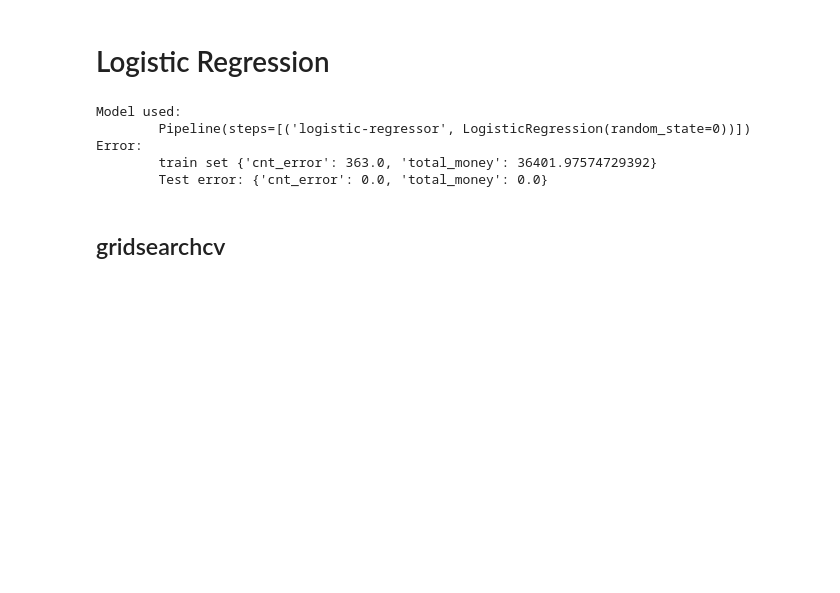
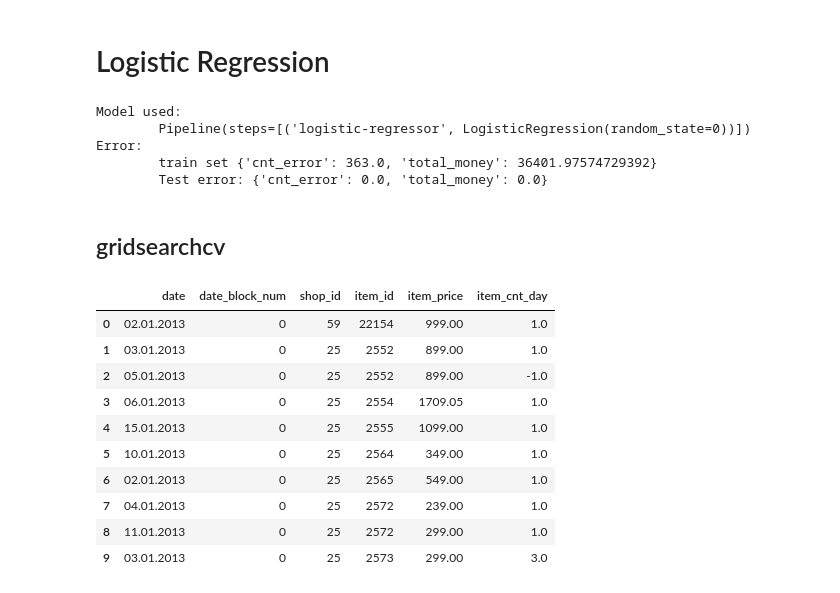
Before and after one commit to Alberto7526/MonografiaGithub, a Jupyter notebook: Reporte.ipynb, the cells around one changed output. Cells and saved outputs as stored; diff of their text form; code cells hidden in the pictures; blank space fills up the shorter version.

```diff
--- a/Reporte.ipynb
+++ b/Reporte.ipynb
@@ -111,3 +111,18 @@ scores = cross_val_score(model, x,y, cv=btscv, scoring='r2')
 print("Loss: {0:.3f} (+/- {1:.3f})".format(scores.mean(), scores.std()))
 # %%
 X_train=dataset["train"][0]
+# %%
+df = pd.read_csv('./Datasets/sales_train.csv')
+df.head(10)
+# %% [output]
+|  | date | date_block_num | shop_id | item_id | item_price | item_cnt_day |
+| 0 | 02.01.2013 | 0 | 59 | 22154 | 999.00 | 1.0 |
+| 1 | 03.01.2013 | 0 | 25 | 2552 | 899.00 | 1.0 |
+| 2 | 05.01.2013 | 0 | 25 | 2552 | 899.00 | -1.0 |
+| 3 | 06.01.2013 | 0 | 25 | 2554 | 1709.05 | 1.0 |
+| 4 | 15.01.2013 | 0 | 25 | 2555 | 1099.00 | 1.0 |
+| 5 | 10.01.2013 | 0 | 25 | 2564 | 349.00 | 1.0 |
+| 6 | 02.01.2013 | 0 | 25 | 2565 | 549.00 | 1.0 |
+| 7 | 04.01.2013 | 0 | 25 | 2572 | 239.00 | 1.0 |
+| 8 | 11.01.2013 | 0 | 25 | 2572 | 299.00 | 1.0 |
+| 9 | 03.01.2013 | 0 | 25 | 2573 | 299.00 | 3.0 |
```
Also changed, not shown: 6 other files.
